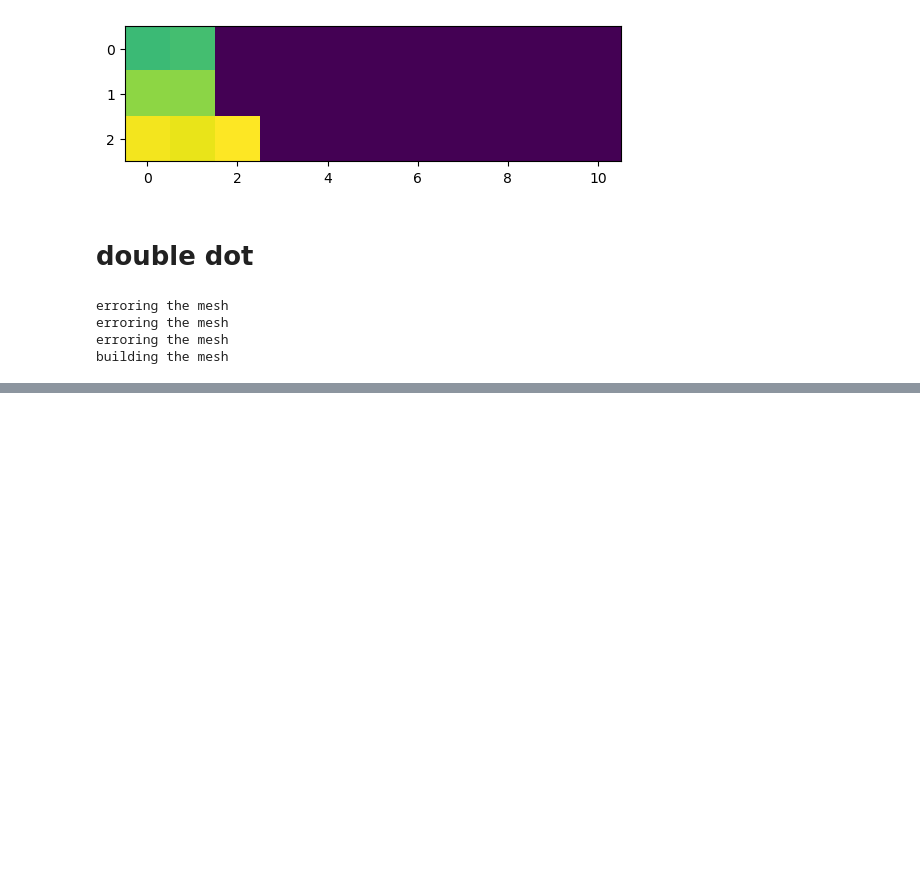
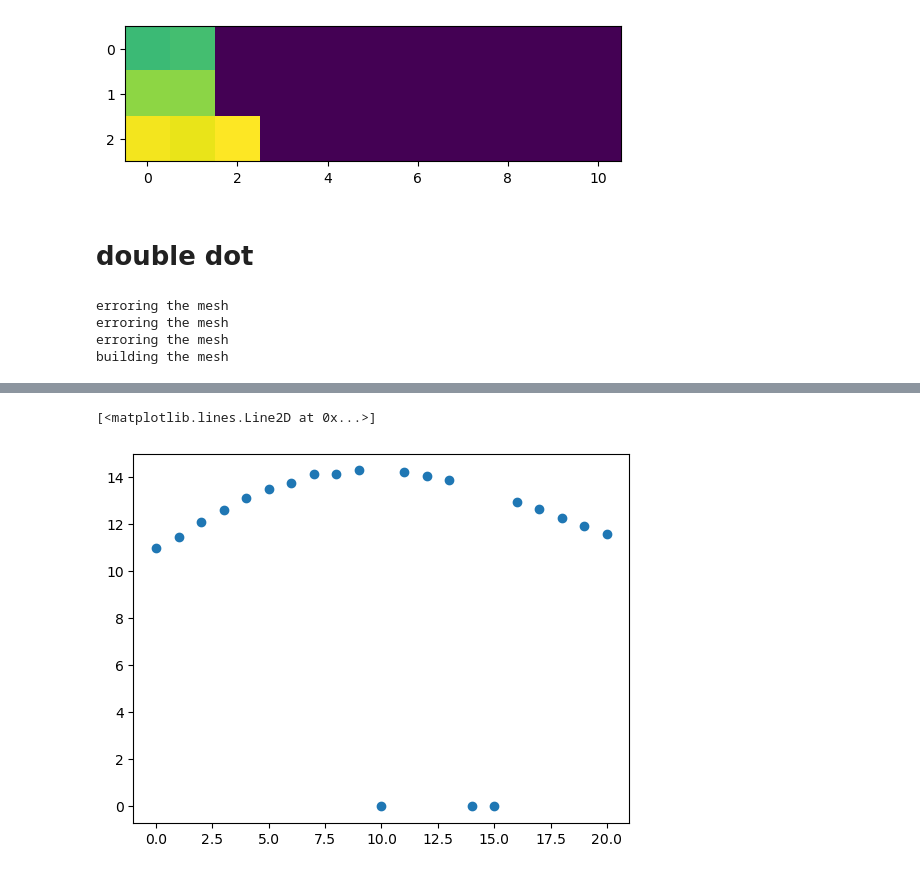
Before and after one commit to BingchengSuo/PYVA, a Jupyter notebook: measurements.ipynb, the cells around one changed output, grey strips where cells are left out. Saved outputs shown, nothing was run; the diff lists cells and outputs as text; code cells hidden in the pictures; blank space fills up the shorter version.

```diff
--- a/measurements.ipynb
+++ b/measurements.ipynb
@@ -218,0 +299,9 @@ len(dotarr)
+# %%
+data = np.load('four_dot.npz')
+dotarr = data['dotarr']
+ci     = data['ci']
+
+plt.plot(abs(ci[:,1,3]),'o')
+# %% [output]
+[<matplotlib.lines.Line2D at 0x...>]
+[figure, added]
```
Also changed, not shown: parts of 11 cells of this notebook, 22 other files.
